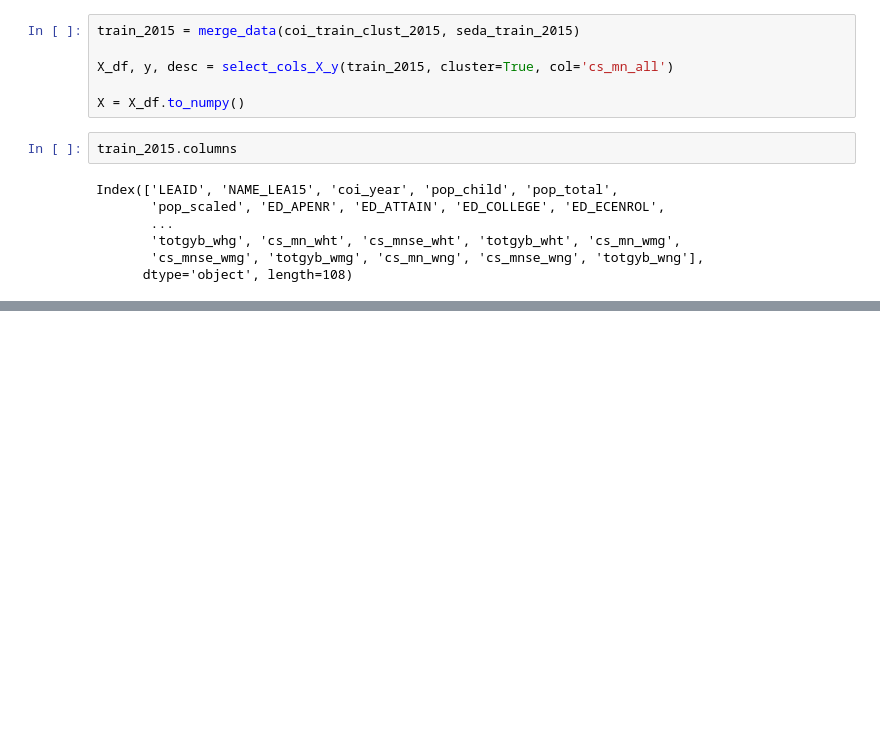
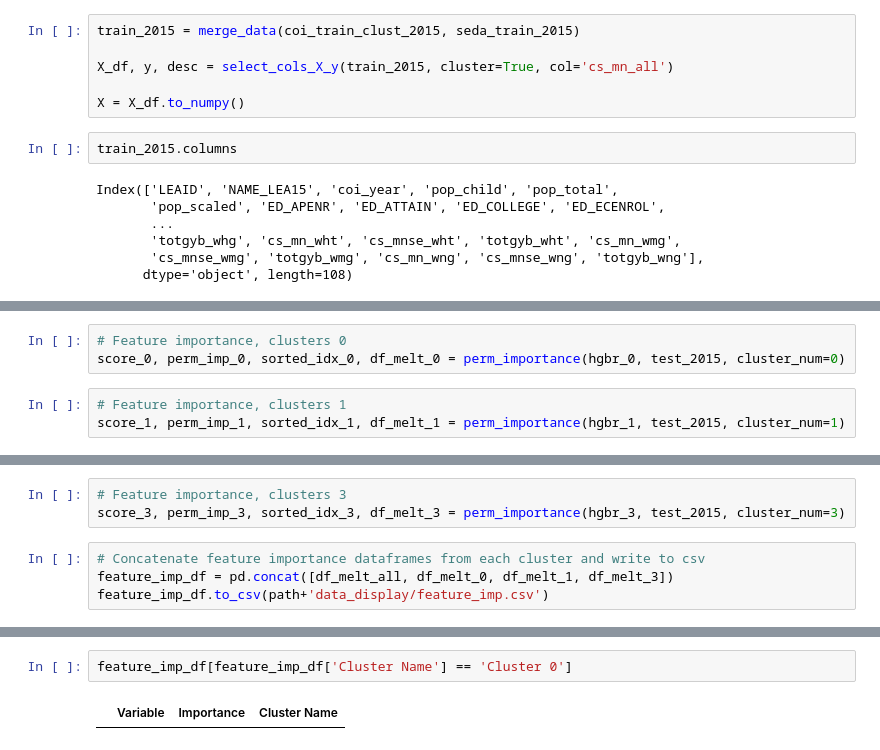
Before and after one commit to mads-capstone-fall-2022/MADS_CAPSTONE_LEARNING_OPPORTUNITY, a Jupyter notebook: model_training_KA.ipynb, the cells around one changed output, grey strips where cells are left out. Saved outputs shown, nothing was run; the diff lists cells and outputs as text; blank space fills up the shorter version.

Commit message:
updated with feature importance

```diff
--- a/model_training_KA.ipynb
+++ b/model_training_KA.ipynb
@@ -599,0 +689,6 @@ hgbr.score(X_test, y_test)
+# %%
+# Feature importance, clusters 0
+score_0, perm_imp_0, sorted_idx_0, df_melt_0 = perm_importance(hgbr_0, test_2015, cluster_num=0)
+# %%
+# Feature importance, clusters 1
+score_1, perm_imp_1, sorted_idx_1, df_melt_1 = perm_importance(hgbr_1, test_2015, cluster_num=1)
@@ -599,0 +700,7 @@ hgbr.score(X_test, y_test)
+# %%
+# Feature importance, clusters 3
+score_3, perm_imp_3, sorted_idx_3, df_melt_3 = perm_importance(hgbr_3, test_2015, cluster_num=3)
+# %%
+# Concatenate feature importance dataframes from each cluster and write to csv
+feature_imp_df = pd.concat([df_melt_all, df_melt_0, df_melt_1, df_melt_3])
+feature_imp_df.to_csv(path+'data_display/feature_imp.csv')
@@ -599,0 +727,4 @@ hgbr.score(X_test, y_test)
+# %%
+feature_imp_df[feature_imp_df['Cluster Name'] == 'Cluster 0']
+# %% [output]
+|  | Variable | Importance | Cluster Name |
```
Also changed, not shown: parts of 31 cells of this notebook.
